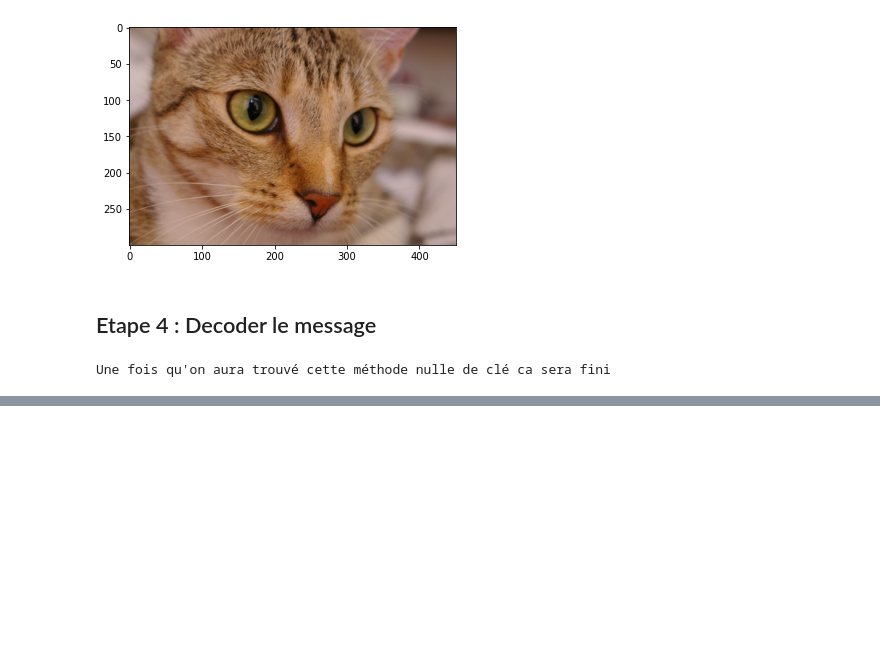
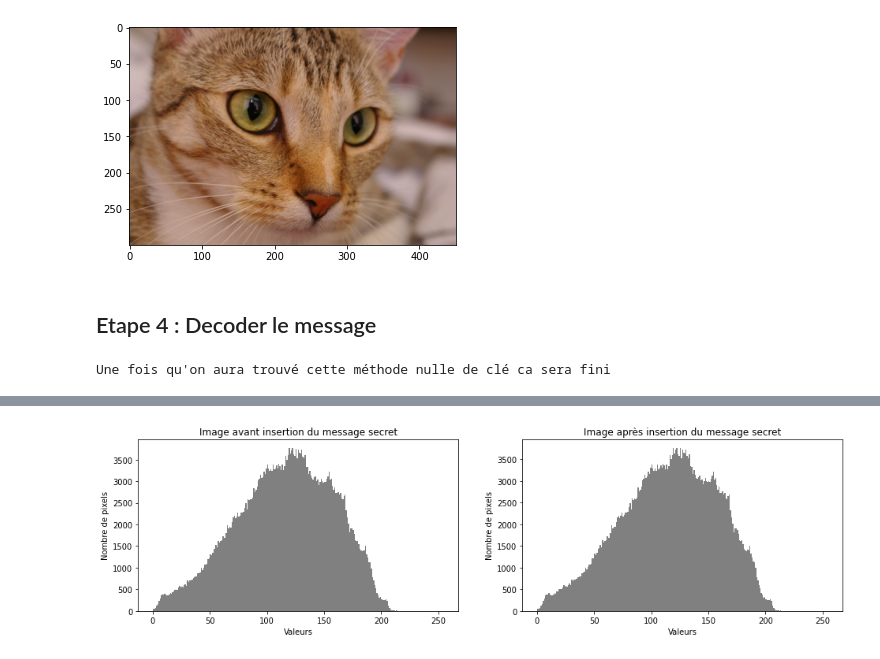
Before and after one commit to lisacsn/Steganographie, a Jupyter notebook: Stegano.ipynb, the cells around one changed output, grey strips where cells are left out. Drawn from its saved outputs; the diff is of its cells as text; code cells hidden in the pictures; blank space fills up the shorter version.

```diff
--- a/Stegano.ipynb
+++ b/Stegano.ipynb
@@ -154,0 +157,7 @@ Une fois qu'on aura trouvé cette méthode nulle de clé ca sera fini
+# %%
+def histogramme(image, titre, num):
+    plt.subplot(1,2,num)
+    plt.hist(image.ravel(), bins = range(0,256), color = "gray")
+    plt.xlabel('Valeurs')
+    plt.ylabel('Nombre de pixels')
+    plt.title(titre)
@@ -154,0 +173,6 @@ Une fois qu'on aura trouvé cette méthode nulle de clé ca sera fini
+# %%
+plt.figure(figsize=(16,4))
+histogramme(img, "Image avant insertion du message secret", 1)
+histogramme(img_encoded, "Image après insertion du message secret", 2)
+# %% [output]
+[figure, added]
```
Also changed, not shown: parts of 2 cells of this notebook.
